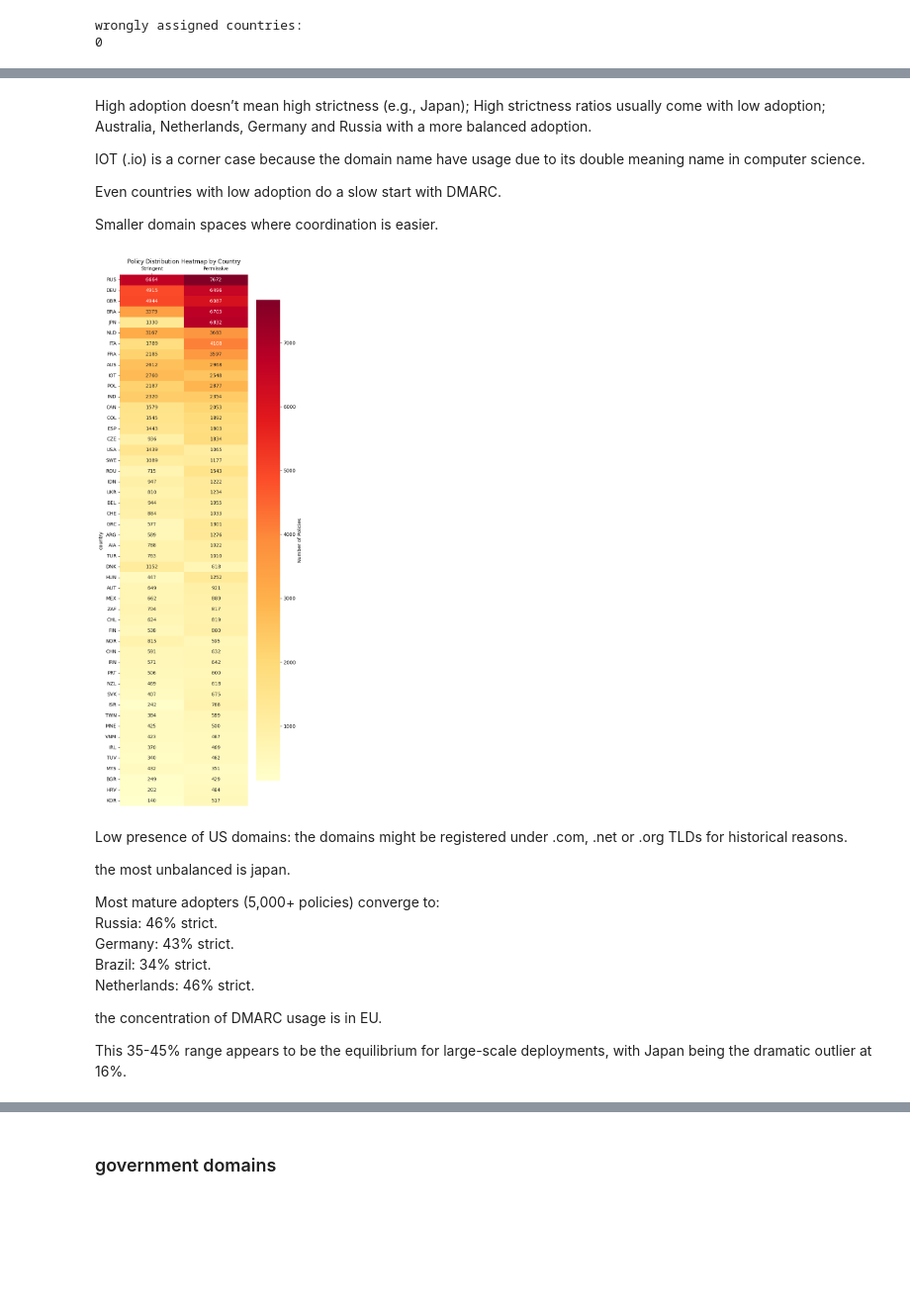
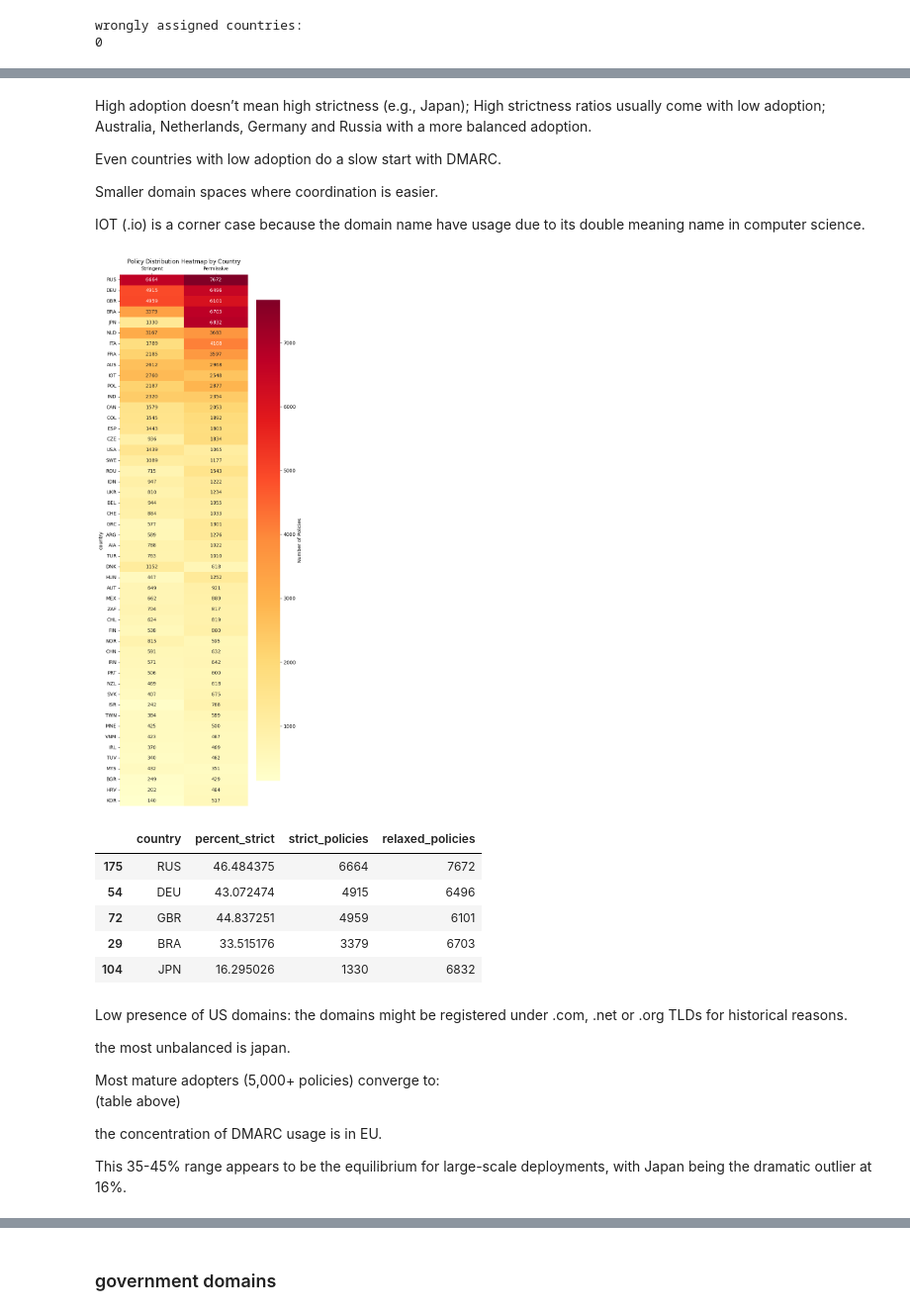
Before and after one commit to internettransparency/dmarc-cctld-research, a Jupyter notebook: notebooks/process-results.ipynb, the cells around one changed output, grey strips where cells are left out. Shown at 99% size. Cells and saved outputs as stored; diff of their text form; code cells hidden in the pictures; blank space fills up the shorter version.

```diff
--- a/notebooks/process-results.ipynb
+++ b/notebooks/process-results.ipynb
@@ -346,54 +356,59 @@ High adoption doesn’t mean high strictness (e.g., Japan);
 High strictness ratios usually come with low adoption;
 Australia, Netherlands, Germany and Russia with a more balanced adoption.
 
-IOT (.io) is a corner case because the domain name have usage due to its double meaning name in computer science.
-
 Even countries with low adoption do a slow start with DMARC.
 
 Smaller domain spaces where coordination is easier.
+
+IOT (.io) is a corner case because the domain name have usage due to its double meaning name in computer science.
 # %%
 def policy_distribution_heatmap(policy_counts_pdf, top_n=50):
     # Reshape data for heatmap
     policy_counts_pdf['total_policies'] = (
         policy_counts_pdf['strict_policies'] + policy_counts_pdf['relaxed_policies']
     )
 
     # sorting by total:
     policy_counts_pdf = policy_counts_pdf.sort_values(by='total_policies', ascending=False)
 
     heatmap_data = policy_counts_pdf.set_index('country')[['strict_policies', 'relaxed_policies']]
     heatmap_data = heatmap_data.rename(columns={
         'strict_policies': STRICT.capitalize(),
         'relaxed_policies': RELAXED.capitalize()
     })
     # Create heatmap (show top 50 for readability)
     plt.figure(figsize=(6, 20))
     sns.heatmap(heatmap_data.head(top_n),
                 annot=True,
                 fmt='d',
                 cmap='YlOrRd',
                 cbar_kws={'label': 'Number of Policies'},
             )
 
     plt.title('Policy Distribution Heatmap by Country')
     plt.yticks(rotation=0)
     plt.gca().xaxis.tick_top()  # Move x-axis labels to top
     plt.gca().xaxis.set_label_position('top')  # Move x-axis label to top
     plt.show()
+    policy_counts_pdf['percent_strict'] = policy_counts_pdf['strict_policies'] / policy_counts_pdf['total_policies'] * 100
+    display(policy_counts_pdf.nlargest(5, 'total_policies')[["country", "percent_strict", "strict_policies", "relaxed_policies"]])
 
 policy_distribution_heatmap(policy_counts_pdf.copy())
 # %% [output]
 [figure]
+|  | country | percent_strict | strict_policies | relaxed_policies |
+| 175 | RUS | 46.484375 | 6664 | 7672 |
+| 54 | DEU | 43.072474 | 4915 | 6496 |
+| 72 | GBR | 44.837251 | 4959 | 6101 |
+| 29 | BRA | 33.515176 | 3379 | 6703 |
+| 104 | JPN | 16.295026 | 1330 | 6832 |
 # %% [markdown]
 Low presence of US domains: the domains might be registered under .com, .net or .org TLDs for historical reasons.
 
 the most unbalanced is japan.
 
 Most mature adopters (5,000+ policies) converge to:
-Russia: 46% strict.
-Germany: 43% strict.
-Brazil: 34% strict.
-Netherlands: 46% strict.
+(table above)
 
 the concentration of DMARC usage is in EU.
 
```
Also changed, not shown: parts of 19 cells of this notebook, 11 other files.
